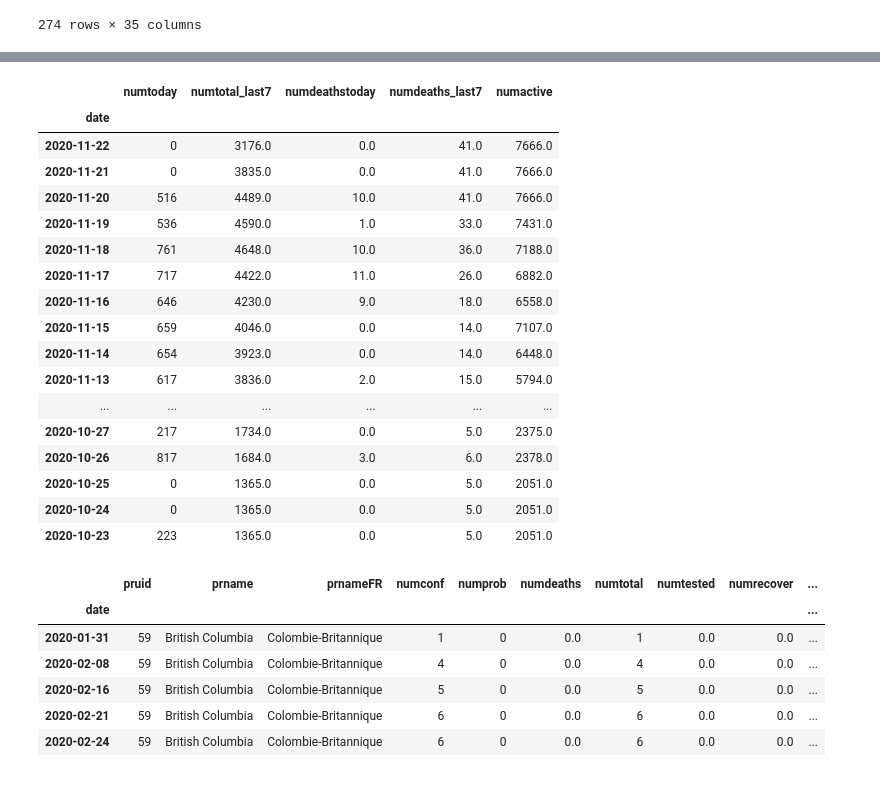
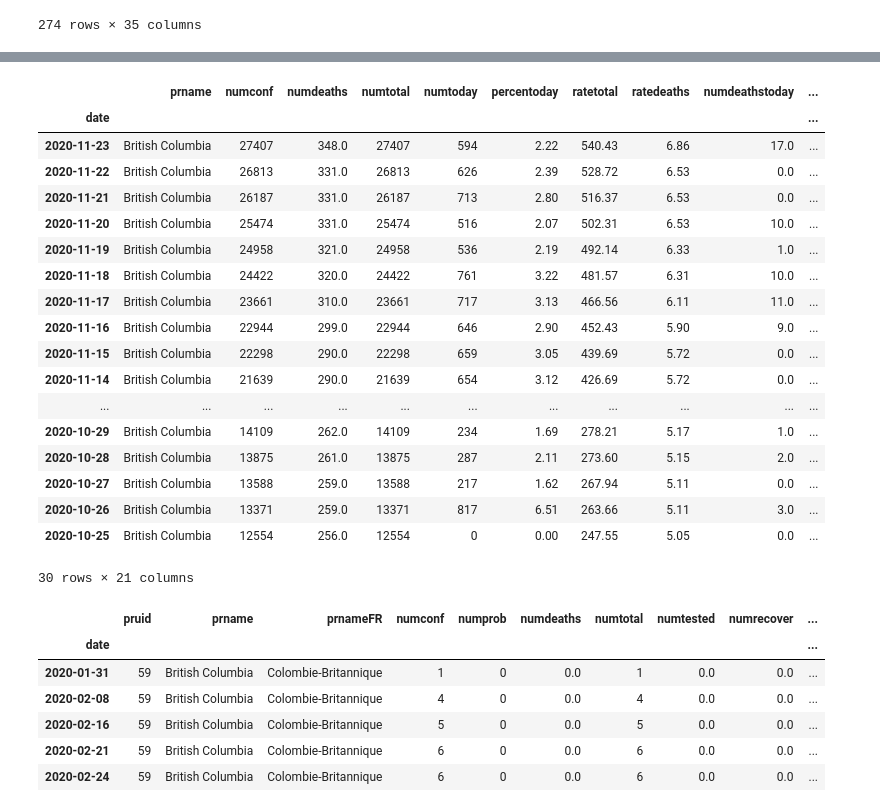
Before and after one commit to lclarko/data-science-final-project, a Jupyter notebook: notebooks/bc_covid_data.ipynb, the cells around one changed output, grey strips where cells are left out. Saved outputs shown, nothing was run; the diff lists cells and outputs as text; code cells hidden in the pictures.

Commit message:
Pickled BC Covid DF and organized notebook

```diff
--- a/notebooks/bc_covid_data.ipynb
+++ b/notebooks/bc_covid_data.ipynb
@@ -63,35 +64,36 @@ Most recent date recorded: ['2020-11-23']
 # %%
 bc_df = df_bc[['prname', 'date', 'numconf', 'numdeaths', 'numtotal',
        'numtoday', 'percentoday', 'ratetotal', 'ratedeaths',
        'numdeathstoday', 'numactive', 'numtotal_last14',
        'ratetotal_last14', 'numdeaths_last14', 'ratedeaths_last14',
        'numtotal_last7', 'ratetotal_last7', 'numdeaths_last7',
        'ratedeaths_last7', 'avgtotal_last7', 'avgincidence_last7',
-       'avgdeaths_last7']].groupby('date').sum()
+       'avgdeaths_last7']]
 
-bc_df = bc_df.reset_index().sort_values(by='date').set_index('date').sort_index(ascending=False)
-bc_df = bc_df[['numtoday','numtotal_last7','numdeathstoday','numdeaths_last7','numactive']]
-bc_df.head(31)
-#bc_df.to_pickle('bc_covid_data.pkl')
+bc_df = bc_df.reset_index().sort_values(by='date').set_index('date').sort_index(ascending=False).drop('index', axis=1)
+#bc_df = bc_df[['numtoday','numtotal_last7','numdeathstoday','numdeaths_last7','numactive']]
+bc_df.to_pickle('~/data_bootcamp/data-science-final-project/data/bc_covid_data.sav')
+bc_df.head(30)
 # %% [output]
-|  | numtoday | numtotal_last7 | numdeathstoday | numdeaths_last7 | numactive |
-| date |  |  |  |  |  |
-| 2020-11-22 | 0 | 3176.0 | 0.0 | 41.0 | 7666.0 |
-| 2020-11-21 | 0 | 3835.0 | 0.0 | 41.0 | 7666.0 |
-| 2020-11-20 | 516 | 4489.0 | 10.0 | 41.0 | 7666.0 |
-| 2020-11-19 | 536 | 4590.0 | 1.0 | 33.0 | 7431.0 |
-| 2020-11-18 | 761 | 4648.0 | 10.0 | 36.0 | 7188.0 |
-| 2020-11-17 | 717 | 4422.0 | 11.0 | 26.0 | 6882.0 |
-| 2020-11-16 | 646 | 4230.0 | 9.0 | 18.0 | 6558.0 |
-| 2020-11-15 | 659 | 4046.0 | 0.0 | 14.0 | 7107.0 |
-| 2020-11-14 | 654 | 3923.0 | 0.0 | 14.0 | 6448.0 |
-| 2020-11-13 | 617 | 3836.0 | 2.0 | 15.0 | 5794.0 |
-| ... | ... | ... | ... | ... | ... |
-| 2020-10-27 | 217 | 1734.0 | 0.0 | 5.0 | 2375.0 |
-| 2020-10-26 | 817 | 1684.0 | 3.0 | 6.0 | 2378.0 |
-| 2020-10-25 | 0 | 1365.0 | 0.0 | 5.0 | 2051.0 |
-| 2020-10-24 | 0 | 1365.0 | 0.0 | 5.0 | 2051.0 |
-| 2020-10-23 | 223 | 1365.0 | 0.0 | 5.0 | 2051.0 |
+|  | prname | numconf | numdeaths | numtotal | numtoday | percentoday | ratetotal | ratedeaths | numdeathstoday | ... |
+| date |  |  |  |  |  |  |  |  |  | ... |
+| 2020-11-23 | British Columbia | 27407 | 348.0 | 27407 | 594 | 2.22 | 540.43 | 6.86 | 17.0 | ... |
+| 2020-11-22 | British Columbia | 26813 | 331.0 | 26813 | 626 | 2.39 | 528.72 | 6.53 | 0.0 | ... |
+| 2020-11-21 | British Columbia | 26187 | 331.0 | 26187 | 713 | 2.80 | 516.37 | 6.53 | 0.0 | ... |
+| 2020-11-20 | British Columbia | 25474 | 331.0 | 25474 | 516 | 2.07 | 502.31 | 6.53 | 10.0 | ... |
+| 2020-11-19 | British Columbia | 24958 | 321.0 | 24958 | 536 | 2.19 | 492.14 | 6.33 | 1.0 | ... |
+| 2020-11-18 | British Columbia | 24422 | 320.0 | 24422 | 761 | 3.22 | 481.57 | 6.31 | 10.0 | ... |
+| 2020-11-17 | British Columbia | 23661 | 310.0 | 23661 | 717 | 3.13 | 466.56 | 6.11 | 11.0 | ... |
+| 2020-11-16 | British Columbia | 22944 | 299.0 | 22944 | 646 | 2.90 | 452.43 | 5.90 | 9.0 | ... |
+| 2020-11-15 | British Columbia | 22298 | 290.0 | 22298 | 659 | 3.05 | 439.69 | 5.72 | 0.0 | ... |
+| 2020-11-14 | British Columbia | 21639 | 290.0 | 21639 | 654 | 3.12 | 426.69 | 5.72 | 0.0 | ... |
+| ... | ... | ... | ... | ... | ... | ... | ... | ... | ... | ... |
+| 2020-10-29 | British Columbia | 14109 | 262.0 | 14109 | 234 | 1.69 | 278.21 | 5.17 | 1.0 | ... |
+| 2020-10-28 | British Columbia | 13875 | 261.0 | 13875 | 287 | 2.11 | 273.60 | 5.15 | 2.0 | ... |
+| 2020-10-27 | British Columbia | 13588 | 259.0 | 13588 | 217 | 1.62 | 267.94 | 5.11 | 0.0 | ... |
+| 2020-10-26 | British Columbia | 13371 | 259.0 | 13371 | 817 | 6.51 | 263.66 | 5.11 | 3.0 | ... |
+| 2020-10-25 | British Columbia | 12554 | 256.0 | 12554 | 0 | 0.00 | 247.55 | 5.05 | 0.0 | ... |
+30 rows × 21 columns
 # %%
 def get_covid_data(df_name='df_bc_covid',globe=True):
     if globe:
```
Also changed, not shown: parts of 1 cell of this notebook.
